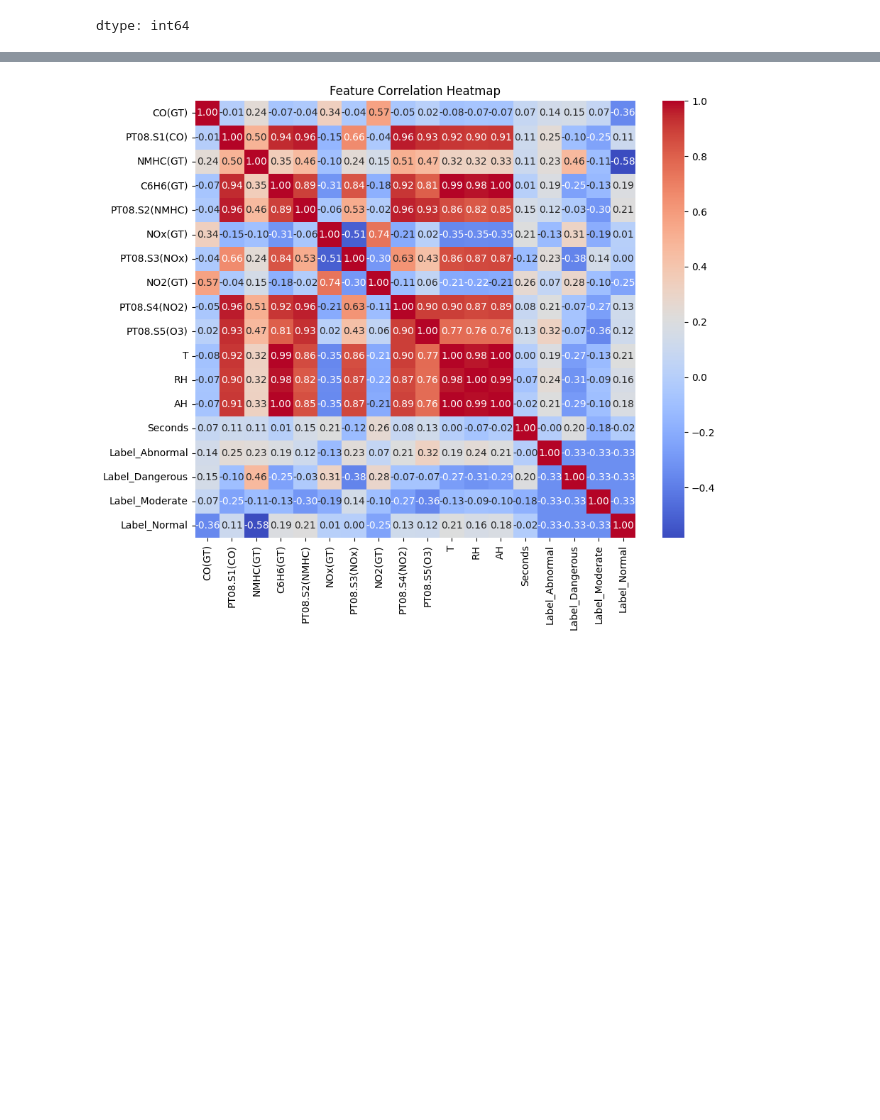
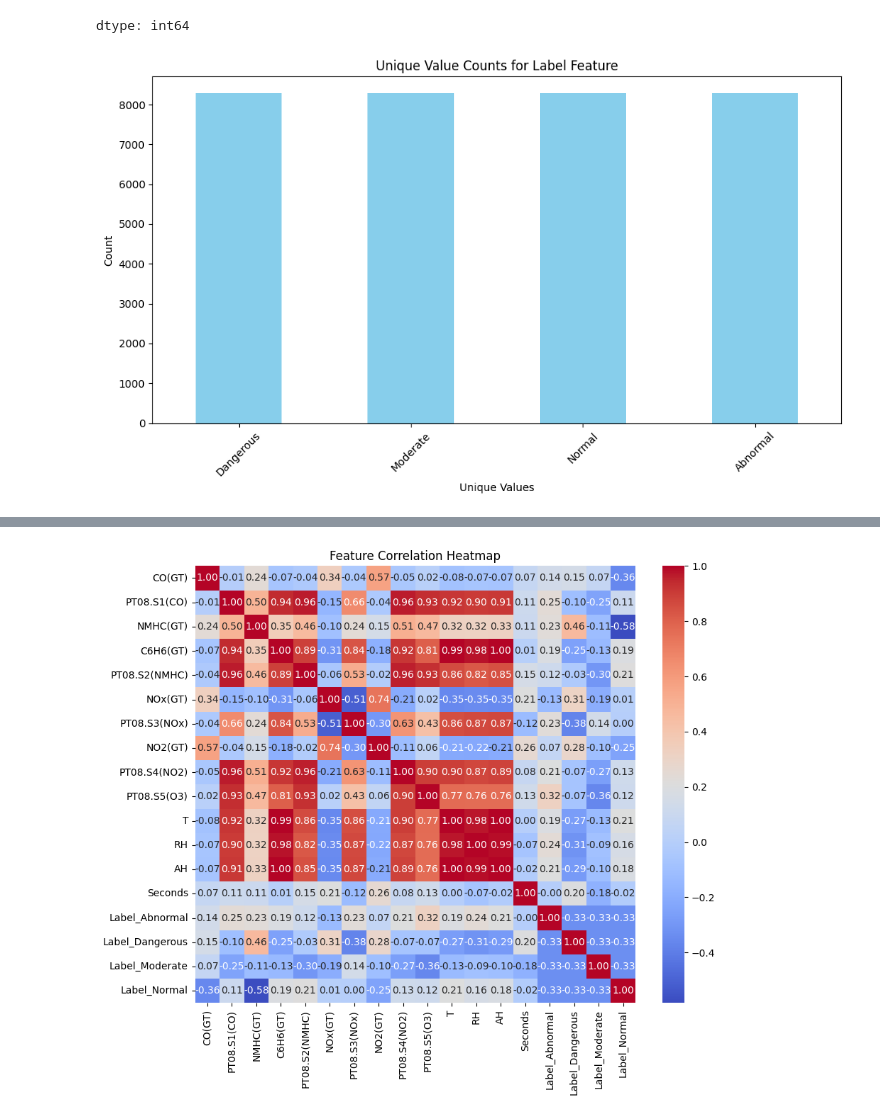
Before and after one commit to MohWasil/AFG-FTL-Group10, a Jupyter notebook: Air_pollution_quality_prediction.ipynb, the cells around one changed output, grey strips where cells are left out. Saved outputs shown, nothing was run; the diff lists cells and outputs as text; code cells hidden in the pictures; blank space fills up the shorter version.

```diff
--- a/Air_pollution_quality_prediction.ipynb
+++ b/Air_pollution_quality_prediction.ipynb
@@ -515,6 +562,23 @@ data['Label'].value_counts()
 | Normal | 8287 |
 | Abnormal | 8287 |
 dtype: int64
+# %%
+# ploting total value counts of label feature after augmentation
+label_column = 'Label'
+
+# Count unique values in the label feature
+label_counts = data[label_column].value_counts()
+
+plt.figure(figsize=(10, 6))
+label_counts.plot(kind='bar', color='skyblue')
+plt.title('Unique Value Counts for Label Feature')
+plt.xlabel('Unique Values')
+plt.ylabel('Count')
+plt.xticks(rotation=45)
+plt.tight_layout()
+plt.show()
+# %% [output]
+[figure, added]
 # %%
 from sklearn.preprocessing import OneHotEncoder
 # Convert Label feature to numerical and drop it using OneHotEncoder
```
Also changed, not shown: parts of 22 cells of this notebook.
